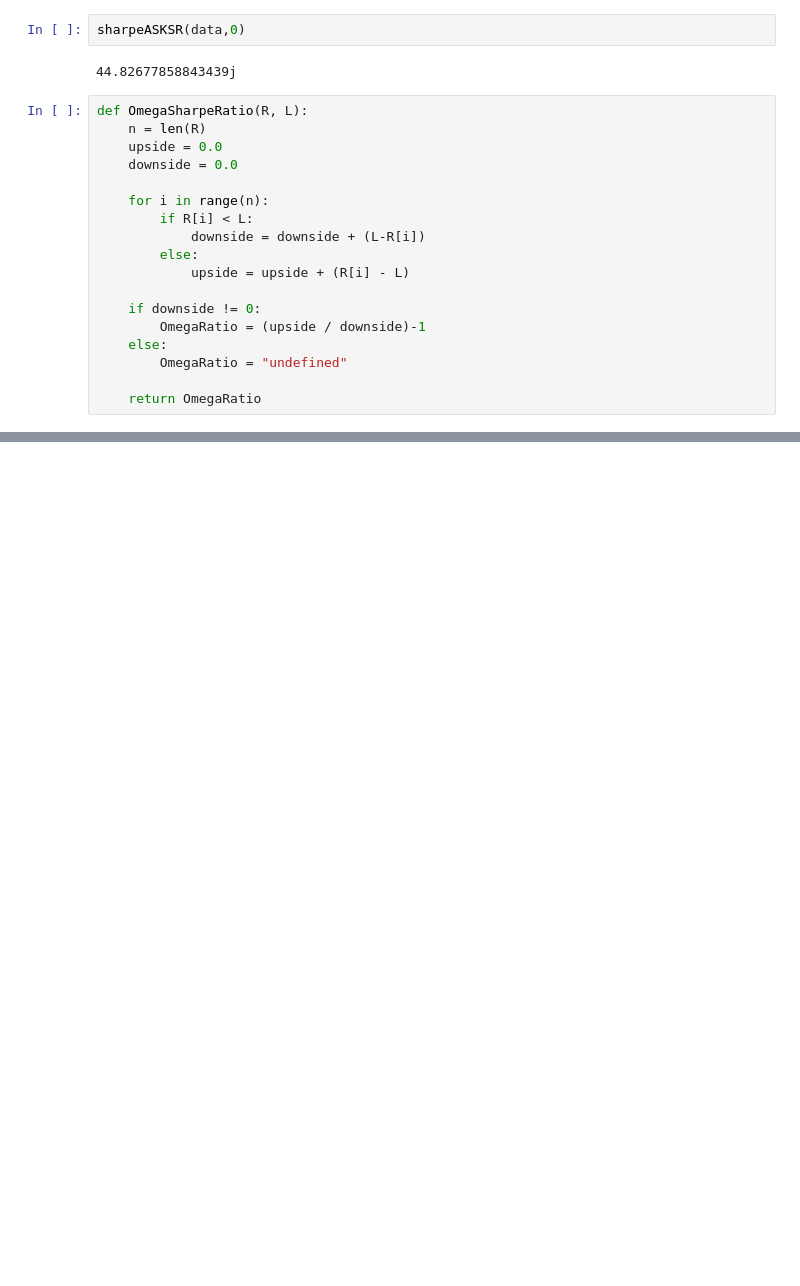
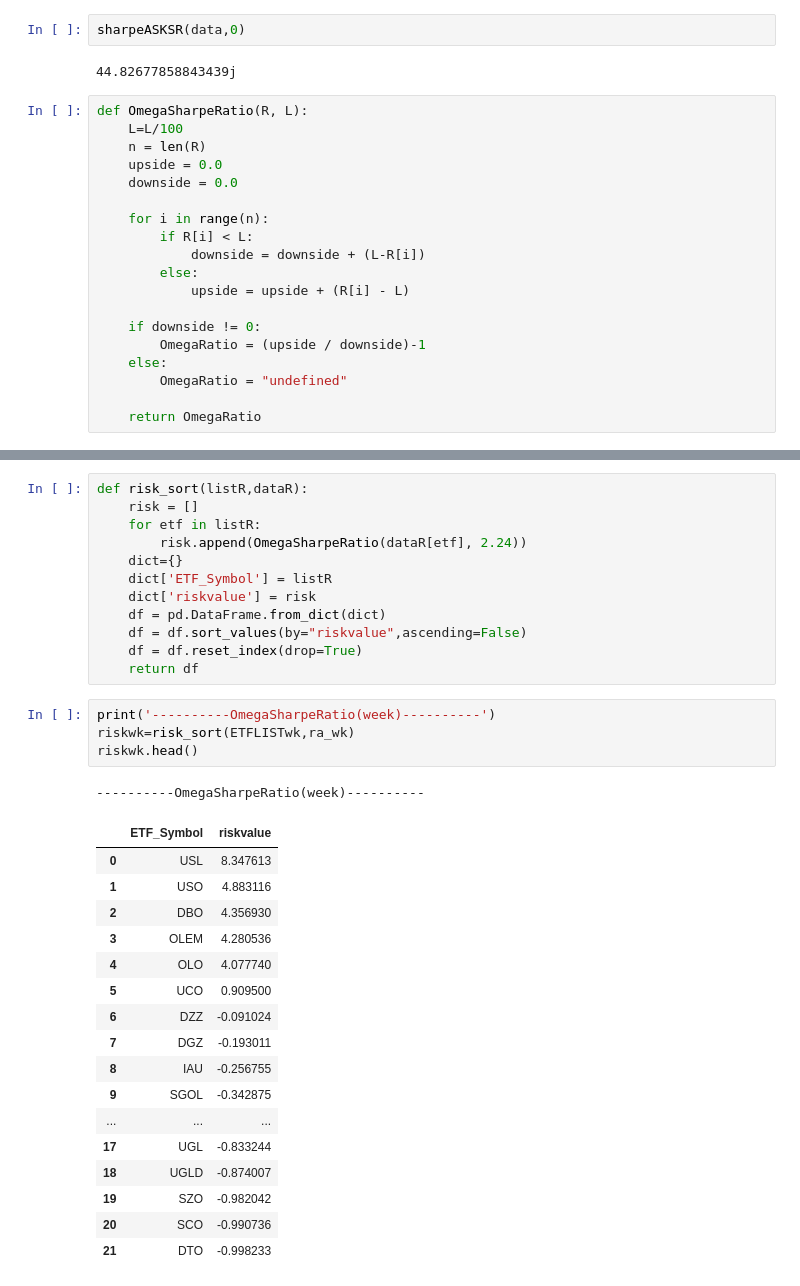
Before and after one commit to syuan0624/FinTech, a Jupyter notebook: HW4/ETF_riskiness.ipynb, the cells around one changed output, grey strips where cells are left out. Saved outputs shown, nothing was run; the diff lists cells and outputs as text; blank space fills up the shorter version.

```diff
--- a/HW4/ETF_riskiness.ipynb
+++ b/HW4/ETF_riskiness.ipynb
@@ -196,6 +196,7 @@ sharpeASKSR(data,0)
 44.82677858843439j
 # %%
 def OmegaSharpeRatio(R, L):
+    L=L/100
     n = len(R)
     upside = 0.0
     downside = 0.0
@@ -220,0 +227,35 @@ def Qfunction():
+# %%
+def risk_sort(listR,dataR):
+    risk = []
+    for etf in listR:
+        risk.append(OmegaSharpeRatio(dataR[etf], 2.24))
+    dict={}
+    dict['ETF_Symbol'] = listR
+    dict['riskvalue'] = risk
+    df = pd.DataFrame.from_dict(dict)
+    df = df.sort_values(by="riskvalue",ascending=False)
+    df = df.reset_index(drop=True)
+    return df
+# %%
+print('----------OmegaSharpeRatio(week)----------')
+riskwk=risk_sort(ETFLISTwk,ra_wk)
+riskwk.head()
+# %% [output]
+----------OmegaSharpeRatio(week)----------
+|  | ETF_Symbol | riskvalue |
+| 0 | USL | 8.347613 |
+| 1 | USO | 4.883116 |
+| 2 | DBO | 4.356930 |
+| 3 | OLEM | 4.280536 |
+| 4 | OLO | 4.077740 |
+| 5 | UCO | 0.909500 |
+| 6 | DZZ | -0.091024 |
+| 7 | DGZ | -0.193011 |
+| 8 | IAU | -0.256755 |
+| 9 | SGOL | -0.342875 |
+| ... | ... | ... |
+| 17 | UGL | -0.833244 |
+| 18 | UGLD | -0.874007 |
+| 19 | SZO | -0.982042 |
+| 20 | SCO | -0.990736 |
+| 21 | DTO | -0.998233 |
```
Also changed, not shown: parts of 5 cells of this notebook.
